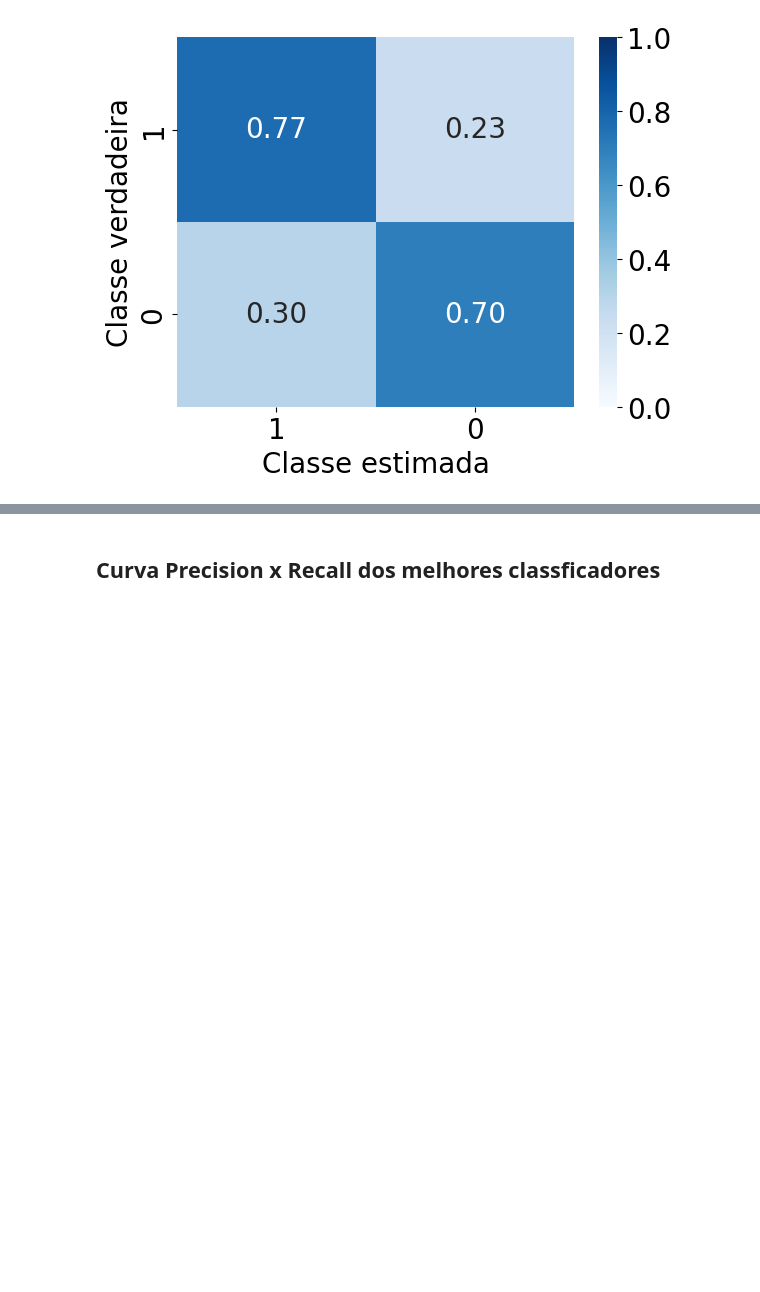
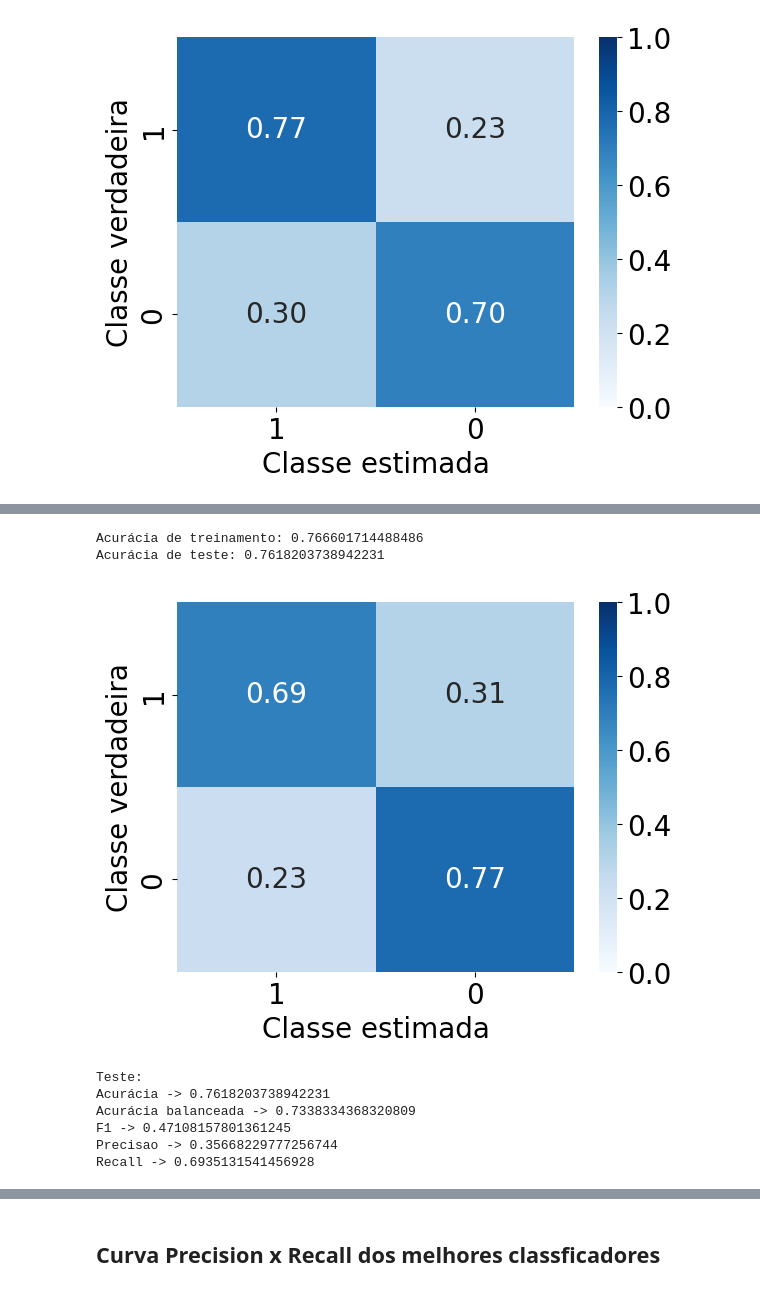
Before and after one commit to intel-comp-saude-ufes/2024-1-P1-classificador-diabetes, a Jupyter notebook: notebooks/project.ipynb, the cells around one changed output, grey strips where cells are left out. Drawn from its saved outputs; the diff is of its cells as text; code cells hidden in the pictures; blank space fills up the shorter version.

```diff
--- a/notebooks/project.ipynb
+++ b/notebooks/project.ipynb
@@ -1066,6 +1125,8 @@ Recall -> 0.7787064298603856
 params = {
     "randomforestclassifier__max_depth": [4, 5, 6, 7],
     "randomforestclassifier__n_estimators": [25, 50, 100],
+    "randomforestclassifier__min_samples_split": [2, 5, 10],
+    "randomforestclassifier__min_samples_leaf": [1, 2, 4],
     "randomforestclassifier__criterion": ["gini", "entropy"],
 }
 rf_classifier_search = make_pipeline(
@@ -1097,6 +1160,8 @@ rf_classifier_final = make_pipeline(
         class_weight="balanced_subsample",
         max_depth=best_params_rf_search["randomforestclassifier__max_depth"],
         n_estimators=best_params_rf_search["randomforestclassifier__n_estimators"],
+        min_samples_split=best_params_rf_search["randomforestclassifier__min_samples_split"],
+        min_samples_leaf=best_params_rf_search["randomforestclassifier__min_samples_leaf"],
         criterion=best_params_rf_search["randomforestclassifier__criterion"],
     ),
 )
@@ -1152,0 +1279,13 @@ Recall -> 0.7689239243992781
+# %%
+xgb_classifier_final = make_pipeline(
+    StandardScaler(),
+    XGBClassifier(
+        random_state=42,
+        scale_pos_weight=best_params_xgb_search["xgbclassifier__scale_pos_weight"],
+        max_depth=best_params_xgb_search["xgbclassifier__max_depth"],
+        n_estimators=best_params_xgb_search["xgbclassifier__n_estimators"],
+        learning_rate=best_params_xgb_search["xgbclassifier__learning_rate"],
+        subsample=best_params_xgb_search["xgbclassifier__subsample"],
+    ),
+)
+xgb_classifier_final
@@ -1152,0 +1310,43 @@ Recall -> 0.7689239243992781
+# %%
+xgb_classifier_final.fit(X_train, y_train)
+print(f"Acurácia de treinamento: {xgb_classifier_final.score(X_train, y_train)}")
+print(f"Acurácia de teste: {xgb_classifier_final.score(X_test, y_test)}")
+# %% [output]
+Acurácia de treinamento: 0.766601714488486
+Acurácia de teste: 0.7618203738942231
+# %%
+y_pred_xgb_final = xgb_classifier_final.predict(X_test)
+cm_xgb_final = confusion_matrix(y_test, y_pred_xgb_final, normalize="true", labels=[1, 0])
+
+ax = sns.heatmap(
+    cm_xgb_final,
+    annot=True,
+    fmt='.2f',
+    cmap='Blues',
+    cbar=True,
+    vmin=0,
+    vmax=1,
+)
+ax.set_ylabel('Classe verdadeira')
+ax.set_xlabel('Classe estimada')
+ax.xaxis.set_ticklabels(['1', '0'])
+ax.yaxis.set_ticklabels(['1', '0'])
+
+plt.savefig('../results/cm_xgb_final.png',  dpi=300, bbox_inches = "tight")
+plt.show()
+# %% [output]
+[figure, added]
+# %%
+print("Teste:")
+print(f"Acurácia -> {accuracy_score(y_test, y_pred_xgb_final)}")
+print(f"Acurácia balanceada -> {balanced_accuracy_score(y_test, y_pred_xgb_final)}")
+print(f"F1 -> {f1_score(y_test, y_pred_xgb_final)}")
+print(f"Precisao -> {precision_score(y_test, y_pred_xgb_final)}")
+print(f"Recall -> {recall_score(y_test, y_pred_xgb_final)}")
+# %% [output]
+Teste:
+Acurácia -> 0.7618203738942231
+Acurácia balanceada -> 0.7338334368320809
+F1 -> 0.47108157801361245
+Precisao -> 0.35668229777256744
+Recall -> 0.6935131541456928
```
Also changed, not shown: parts of 29 cells of this notebook, 6 other files.
